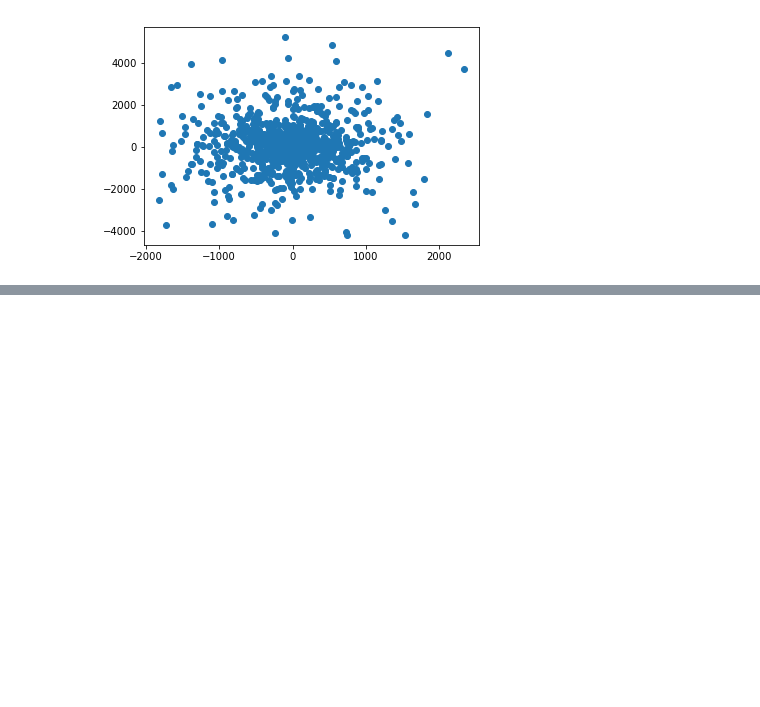
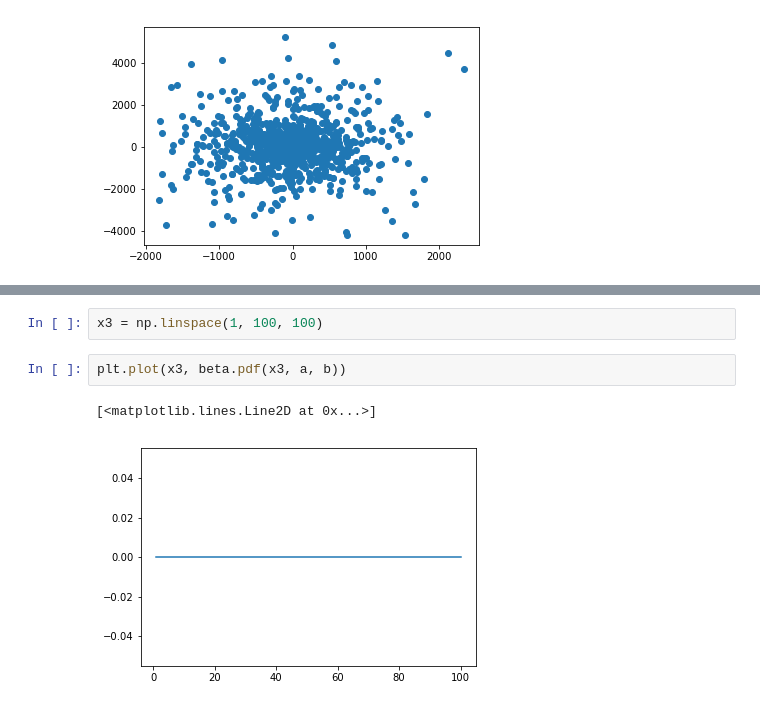
Before and after one commit to zlatankr/Data-Science-Curriculum, a Jupyter notebook: Scratch Pad.ipynb, the cells around one changed output, grey strips where cells are left out. Drawn from its saved outputs; the diff is of its cells as text; blank space fills up the shorter version.

```diff
--- a/Scratch Pad.ipynb
+++ b/Scratch Pad.ipynb
@@ -133,0 +167,7 @@ plt.scatter(new[0], new[1])
+# %%
+x3 = np.linspace(1, 100, 100)
+# %%
+plt.plot(x3, beta.pdf(x3, a, b))
+# %% [output]
+[<matplotlib.lines.Line2D at 0x...>]
+[figure, added]
```
Also changed, not shown: parts of 13 cells of this notebook, 3 other files.
